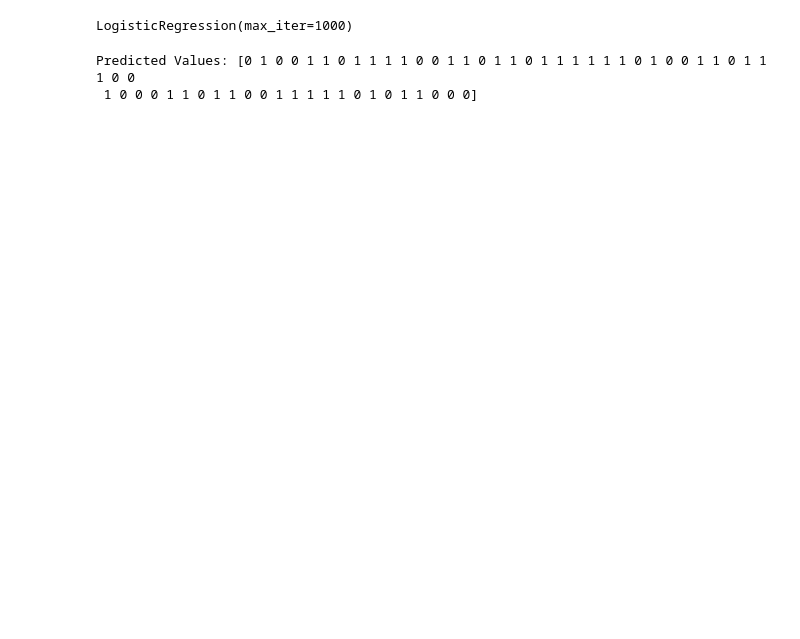
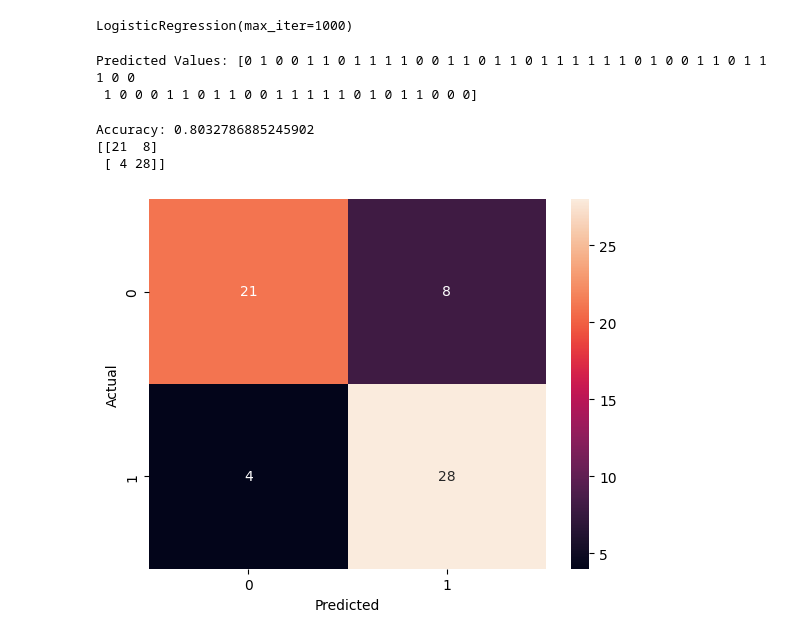
Before and after one commit to Raj-18-45/Machine-Learning, a Jupyter notebook: Supervised Learning/Logistic_Regression.ipynb, the cells around one changed output. Saved outputs shown, nothing was run; the diff lists cells and outputs as text; code cells hidden in the pictures; blank space fills up the shorter version.

```diff
--- a/Supervised Learning/Logistic_Regression.ipynb
+++ b/Supervised Learning/Logistic_Regression.ipynb
@@ -65,3 +83,27 @@ print("Predicted Values:", y_pred)
 # %% [output]
 Predicted Values: [0 1 0 0 1 1 0 1 1 1 1 0 0 1 1 0 1 1 0 1 1 1 1 1 1 0 1 0 0 1 1 0 1 1 1 0 0
  1 0 0 0 1 1 0 1 1 0 0 1 1 1 1 1 0 1 0 1 1 0 0 0]
+# %%
+# Step 8: Model Evaluation
+
+print("Accuracy:", accuracy_score(y_test, y_pred))
+
+cm = confusion_matrix(y_test, y_pred)
+
+print(cm)
+# %% [output]
+Accuracy: 0.8032786885245902
+[[21  8]
+ [ 4 28]]
+# %%
+# Step 9: Visualization
+
+sns.heatmap(cm, annot=True, fmt='d')
+
+plt.xlabel("Predicted")
+
+plt.ylabel("Actual")
+
+plt.show()
+# %% [output]
+[figure, added]
```
Also changed, not shown: parts of 2 cells of this notebook.
